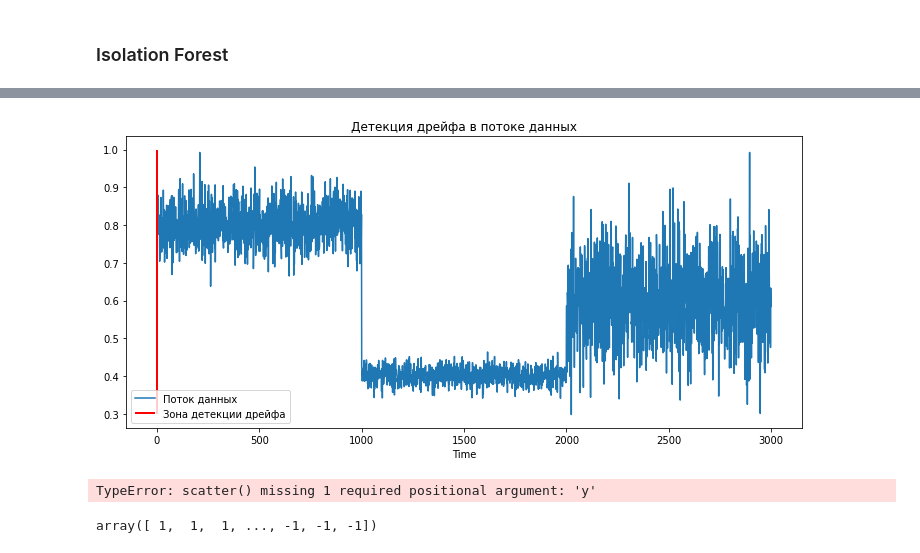
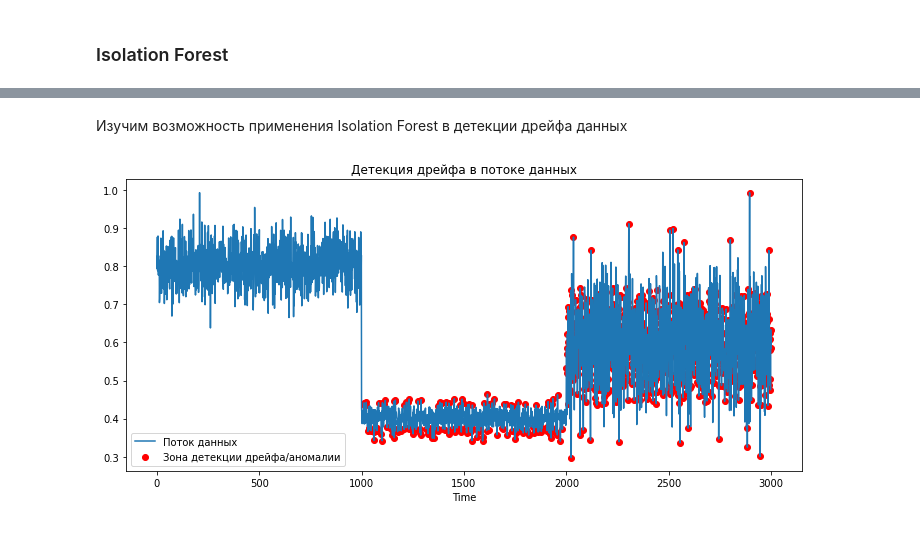
Before and after one commit to Anna-Mur/Data_drift_detection, a Jupyter notebook: sintetic_drift_new.ipynb, the cells around one changed output, grey strips where cells are left out. Saved outputs shown, nothing was run; the diff lists cells and outputs as text; code cells hidden in the pictures.

Commit message:
add isolation forest

```diff
--- a/sintetic_drift_new.ipynb
+++ b/sintetic_drift_new.ipynb
@@ -251,2 +245,9 @@ data_stream_list = data_stream.reshape([-1,1])
+# %% [markdown]
+Изучим возможность применения Isolation Forest в детекции дрейфа данных
+# %%
+# Выделим обучающий набор данных и проверим работу модели на условно промышленном потоке
+data_prom = np.concatenate((data_prom1, data_prom2)).reshape([-1,1])
+data_train_IS = data_train.reshape([-1,1])
 # %%
-clf = IsolationForest(random_state=0).fit(data_stream_list)
+IS = IsolationForest(random_state=0).fit(data_train_IS)
+IS_drift_predict = clf.predict(data_prom)
@@ -255,18 +254,14 @@ is_drift_predict = clf.predict(data_stream_list)
 # %%
+outlier_index = where(IS_drift_predict==-1)
+values = data_prom[outlier_index]
+
 fig = plt.figure(figsize=(10,5), tight_layout=True)
 plt.title('Детекция дрейфа в потоке данных')
 plt.xlabel('Time')
 plt.plot(data_stream, label='Поток данных')
-plt.vlines(is_drift_predict, ymin=0.3, ymax=1, colors='red', lw=2, zorder=5, label='Зона детекции дрейфа')
+plt.scatter(np.array(outlier_index)+1000, values, color='r', label='Зона детекции дрейфа/аномалии')
+# plt.vlines(np.array(outlier_index)+1000, ymin=0.3, ymax=1, colors='red', lw=2, zorder=5, label='Зона детекции дрейфа')
 plt.legend()
 plt.show()
 # %% [output]
-[figure, old version]
+[figure, new version]
-# %%
-plt.scatter(is_drift_predict, label='Поток данных')
-# %% [output]
-TypeError: scatter() missing 1 required positional argument: 'y'
-# %%
-is_drift_predict
-# %% [output]
-array([ 1,  1,  1, ..., -1, -1, -1])
```
Also changed, not shown: parts of 9 cells of this notebook.
